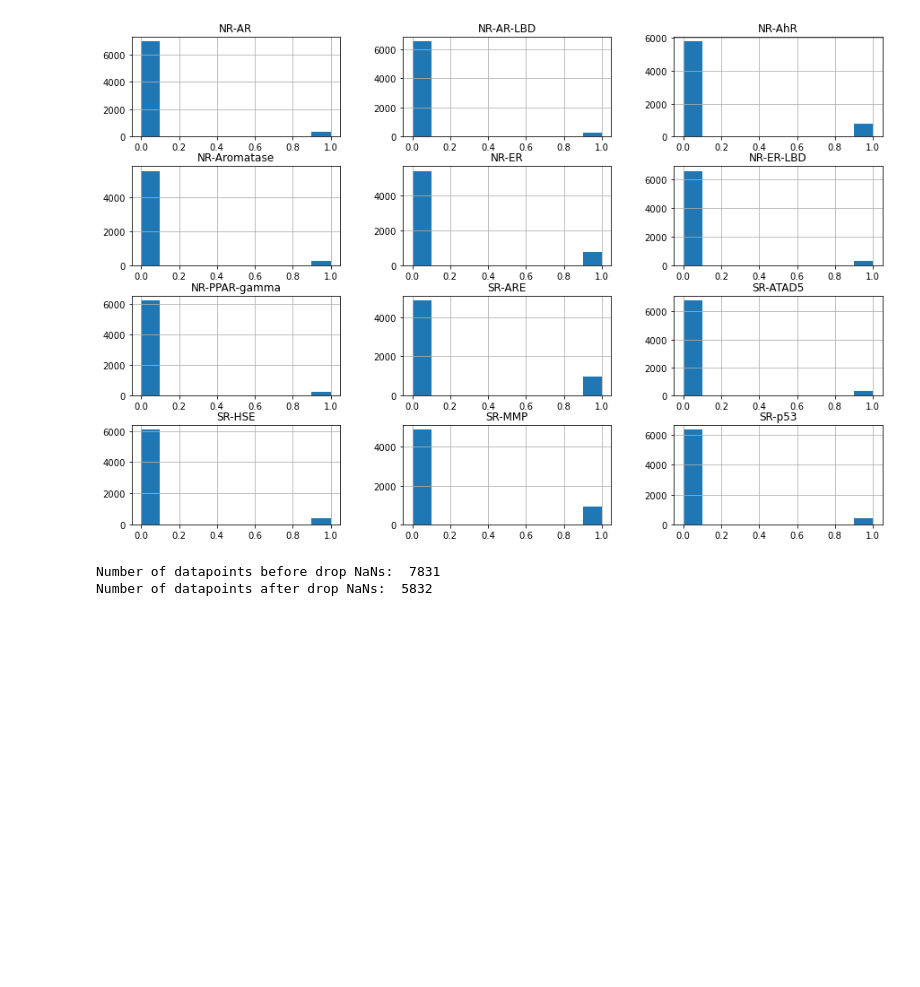
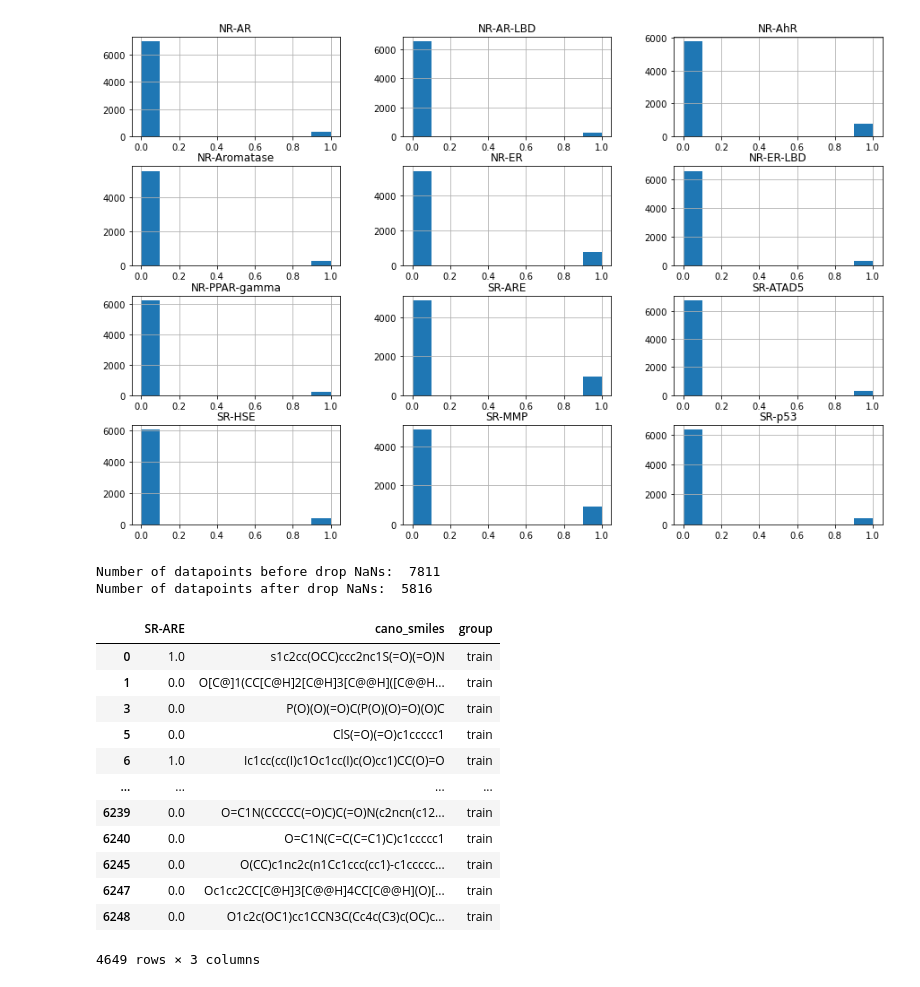
Before and after one commit to SongXia-NYU/MachineLearningProject2021, a Jupyter notebook: Tox21.ipynb, the cells around one changed output. Drawn from its saved outputs; the diff is of its cells as text; code cells hidden in the pictures; blank space fills up the shorter version.

```diff
--- a/Tox21.ipynb
+++ b/Tox21.ipynb
@@ -35,11 +35,11 @@ array([[<AxesSubplot:title={'center':'NR-AR'}>,
         <AxesSubplot:title={'center':'SR-p53'}>]], dtype=object)
 [figure]
 # %%
-tox21_sr_are = tox21_raw[["SR-ARE", "mol_id", "smiles"]]
+tox21_sr_are = tox21_raw[["SR-ARE", "cano_smiles", "group"]]
 print("Number of datapoints before drop NaNs: ", tox21_sr_are.shape[0])
 tox21_sr_are_processed = tox21_sr_are.dropna()
 print("Number of datapoints after drop NaNs: ", tox21_sr_are_processed.shape[0])
 # %% [output]
-Number of datapoints before drop NaNs:  7831
-Number of datapoints after drop NaNs:  5832
+Number of datapoints before drop NaNs:  7811
+Number of datapoints after drop NaNs:  5816
 # %%
@@ -59,0 +62,20 @@ else:
+# %%
+train_data = tox21_sr_are_processed[tox21_sr_are_processed["group"]=="train"]
+valid_data = tox21_sr_are_processed[tox21_sr_are_processed["group"]=="valid"]
+test_data = tox21_sr_are_processed[tox21_sr_are_processed["group"]=="test"]
+# %%
+train_data
+# %% [output]
+|  | SR-ARE | cano_smiles | group |
+| 0 | 1.0 | s1c2cc(OCC)ccc2nc1S(=O)(=O)N | train |
+| 1 | 0.0 | O[C@]1(CC[C@H]2[C@H]3[C@@H]([C@@H... | train |
+| 3 | 0.0 | P(O)(O)(=O)C(P(O)(O)=O)(O)C | train |
+| 5 | 0.0 | ClS(=O)(=O)c1ccccc1 | train |
+| 6 | 1.0 | Ic1cc(cc(I)c1Oc1cc(I)c(O)cc1)CC(O)=O | train |
+| ... | ... | ... | ... |
+| 6239 | 0.0 | O=C1N(CCCCC(=O)C)C(=O)N(c2ncn(c12... | train |
+| 6240 | 0.0 | O=C1N(C=C(C=C1)C)c1ccccc1 | train |
+| 6245 | 0.0 | O(CC)c1nc2c(n1Cc1ccc(cc1)-c1ccccc... | train |
+| 6247 | 0.0 | Oc1cc2CC[C@H]3[C@@H]4CC[C@@H](O)[... | train |
+| 6248 | 0.0 | O1c2c(OC1)cc1CCN3C(Cc4c(C3)c(OC)c... | train |
+4649 rows × 3 columns
```
Also changed, not shown: parts of 2 cells of this notebook, 1 other file.
